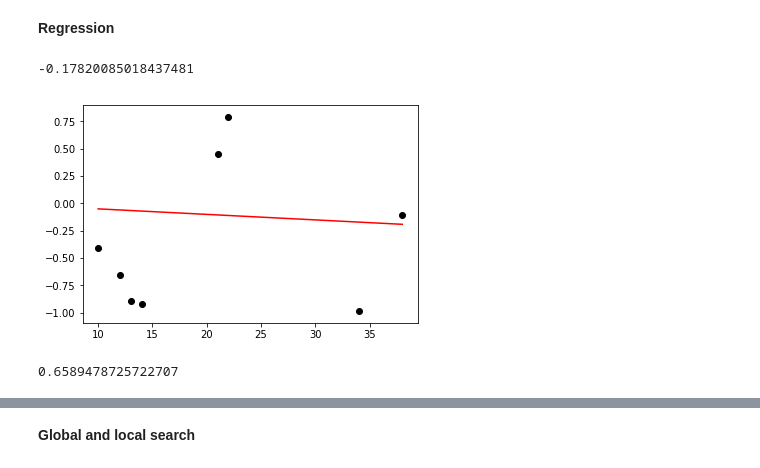
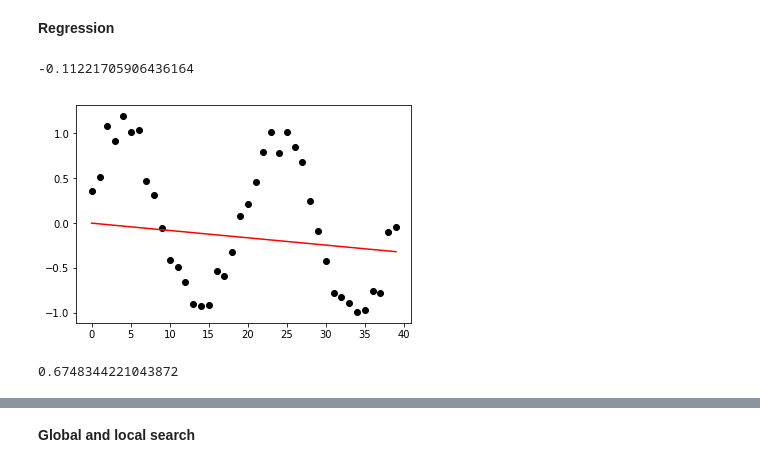
Before and after one commit to sharkovadarya/machine-learning, a Jupyter notebook: ML_HW_4.ipynb, the cells around one changed output, grey strips where cells are left out. Drawn from its saved outputs; the diff is of its cells as text; code cells hidden in the pictures.

Commit message:
fixed regression plots

```diff
--- a/ML_HW_4.ipynb
+++ b/ML_HW_4.ipynb
@@ -42,14 +42,14 @@ def process_dataset(filename):
     linear_regression.fit(training_x, training_y)
     y_pred = linear_regression.predict(test_x)
     print(r2score(test_y, y_pred))
-    return test_x, test_y, y_pred
+    return x, y, linear_regression
-# %%
-test_x, test_y, y_pred = process_dataset('noisysine.csv')
-plot_prediction(test_x, test_y, y_pred)
-# %% [output]
--0.17820085018437481
-[figure, removed]
+# %%
+x, y, regressor = process_dataset('noisysine.csv')
+plot_prediction(x, y, regressor.predict(x))
+# %% [output]
+-0.11221705906436164
+[figure, added]
 # %%
 _, _, _ = process_dataset('hydrodynamics.csv')
 # %% [output]
-0.6589478725722707
+0.6748344221043872
```
Also changed, not shown: parts of 44 cells of this notebook.
